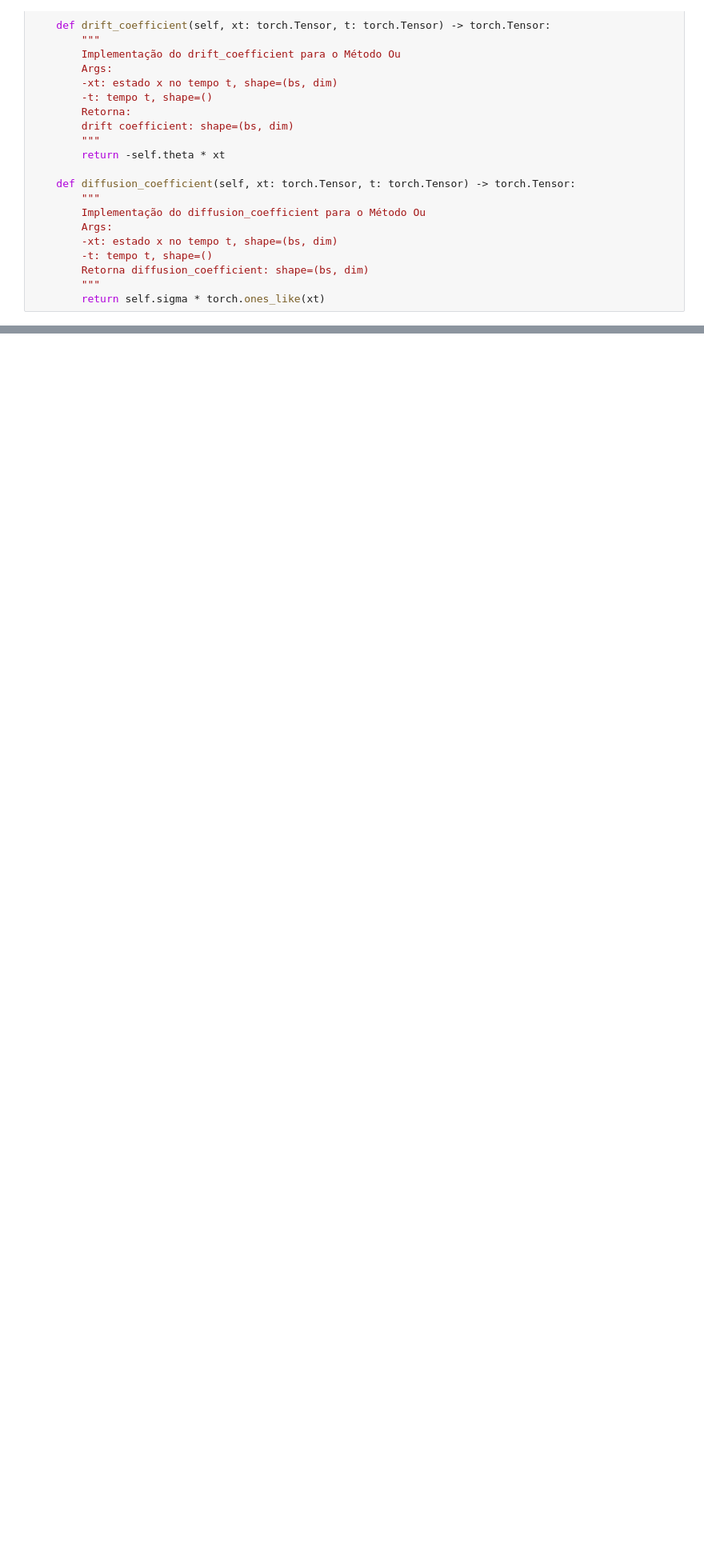
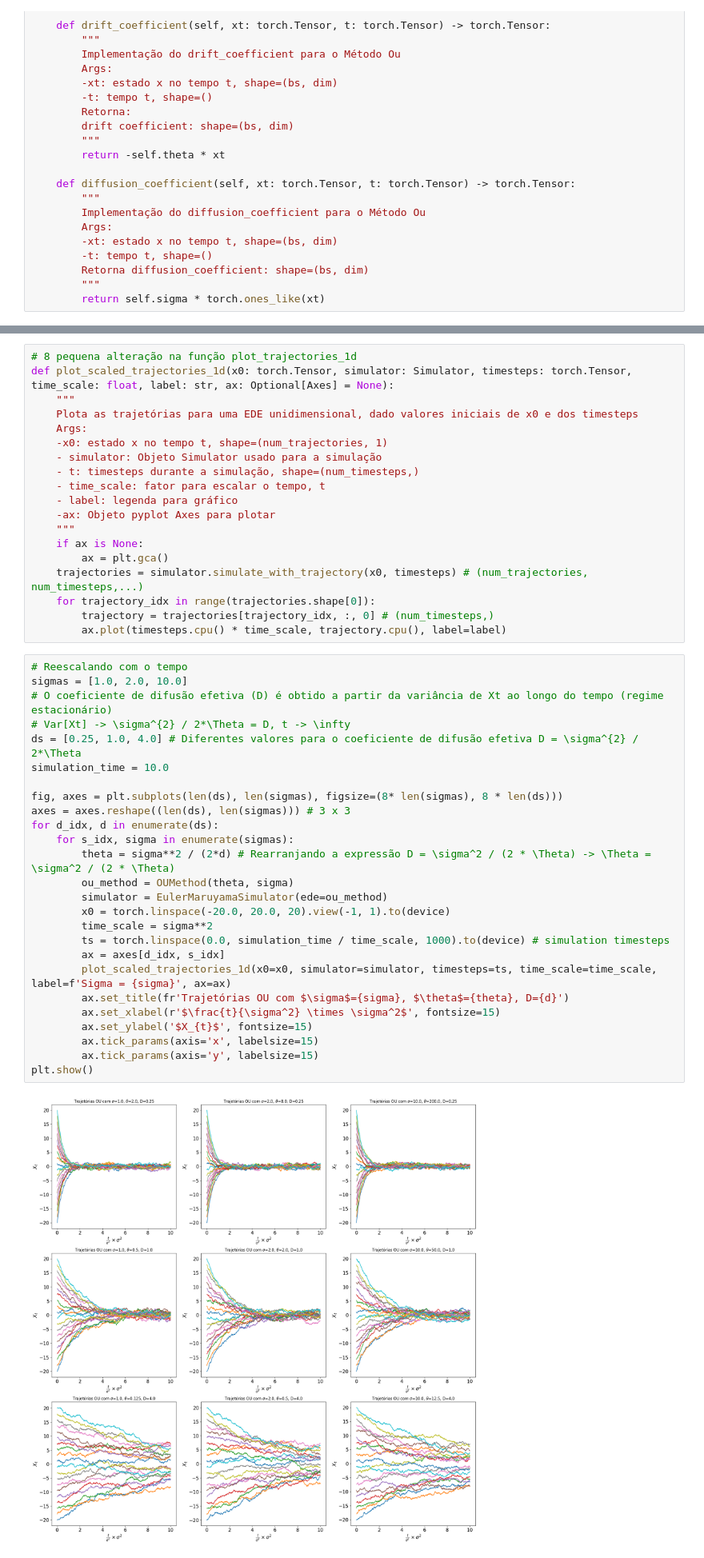
Before and after one commit to Rafael-Campos-unb/IA_GenerativaMIT_curso, a Jupyter notebook: Lab1/Untitled.ipynb, the cells around one changed output, grey strips where cells are left out. Shown at 80% size. Saved outputs shown, nothing was run; the diff lists cells and outputs as text; blank space fills up the shorter version.

Commit message:
Adding plot_scaled_trajectories function and working with effective diffusion coefficient (D)

```diff
--- a/Lab1/Untitled.ipynb
+++ b/Lab1/Untitled.ipynb
@@ -282,0 +283,47 @@ plt.show()
+# %%
+# 8 pequena alteração na função plot_trajectories_1d
+def plot_scaled_trajectories_1d(x0: torch.Tensor, simulator: Simulator, timesteps: torch.Tensor, time_scale: float, label: str, ax: Optional[Axes] = None):
+    """
+    Plota as trajetórias para uma EDE unidimensional, dado valores iniciais de x0 e dos timesteps
+    Args:
+    -x0: estado x no tempo t, shape=(num_trajectories, 1)
+    - simulator: Objeto Simulator usado para a simulação
+    - t: timesteps durante a simulação, shape=(num_timesteps,)
+    - time_scale: fator para escalar o tempo, t
+    - label: legenda para gráfico
+    -ax: Objeto pyplot Axes para plotar
+    """
+    if ax is None:
+        ax = plt.gca()
+    trajectories = simulator.simulate_with_trajectory(x0, timesteps) # (num_trajectories, num_timesteps,...)
+    for trajectory_idx in range(trajectories.shape[0]):
+        trajectory = trajectories[trajectory_idx, :, 0] # (num_timesteps,)
+        ax.plot(timesteps.cpu() * time_scale, trajectory.cpu(), label=label)
+# %%
+# Reescalando com o tempo
+sigmas = [1.0, 2.0, 10.0]
+# O coeficiente de difusão efetiva (D) é obtido a partir da variância de Xt ao longo do tempo (regime estacionário)
+# Var[Xt] -> \sigma^{2} / 2*\Theta = D, t -> \infty
+ds = [0.25, 1.0, 4.0] # Diferentes valores para o coeficiente de difusão efetiva D = \sigma^{2} / 2*\Theta
+simulation_time = 10.0
+
+fig, axes = plt.subplots(len(ds), len(sigmas), figsize=(8* len(sigmas), 8 * len(ds)))
+axes = axes.reshape((len(ds), len(sigmas))) # 3 x 3
+for d_idx, d in enumerate(ds):
+    for s_idx, sigma in enumerate(sigmas):
+        theta = sigma**2 / (2*d) # Rearranjando a expressão D = \sigma^2 / (2 * \Theta) -> \Theta = \sigma^2 / (2 * \Theta)
+        ou_method = OUMethod(theta, sigma)
+        simulator = EulerMaruyamaSimulator(ede=ou_method)
+        x0 = torch.linspace(-20.0, 20.0, 20).view(-1, 1).to(device)
+        time_scale = sigma**2
+        ts = torch.linspace(0.0, simulation_time / time_scale, 1000).to(device) # simulation timesteps
+        ax = axes[d_idx, s_idx]
+        plot_scaled_trajectories_1d(x0=x0, simulator=simulator, timesteps=ts, time_scale=time_scale, label=f'Sigma = {sigma}', ax=ax)
+        ax.set_title(fr'Trajetórias OU com $\sigma$={sigma}, $\theta$={theta}, D={d}')
+        ax.set_xlabel(r'$\frac{t}{\sigma^2} \times \sigma^2$', fontsize=15)
+        ax.set_ylabel('$X_{t}$', fontsize=15)
+        ax.tick_params(axis='x', labelsize=15)
+        ax.tick_params(axis='y', labelsize=15)
+plt.show()
+# %% [output]
+[figure, added]
```
Also changed, not shown: parts of 2 cells of this notebook, 1 other file.
